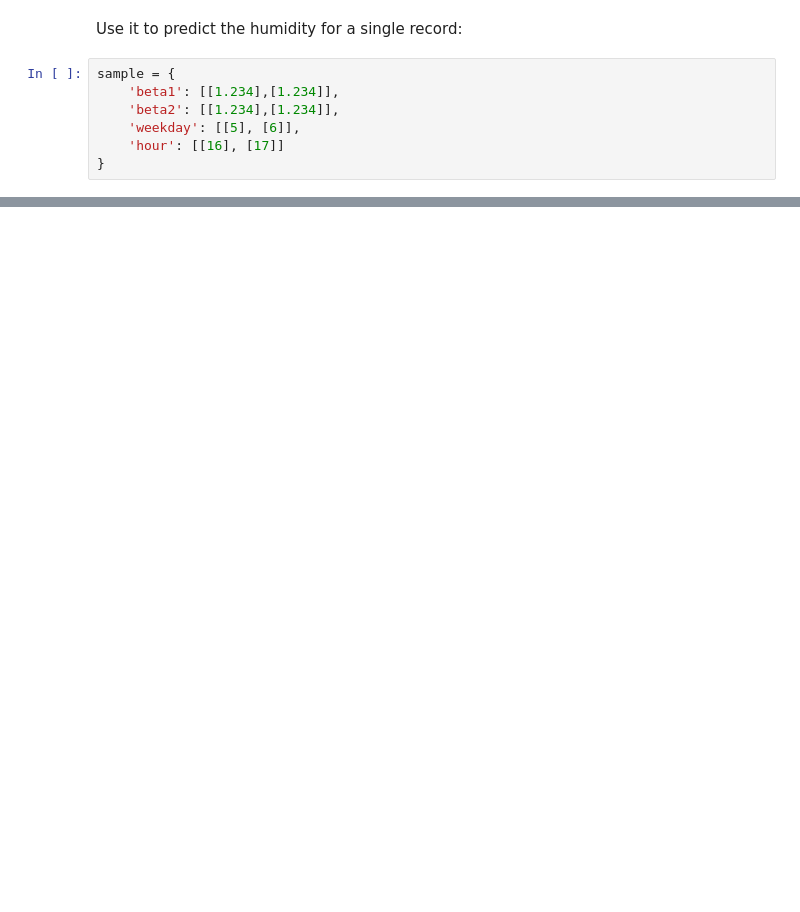
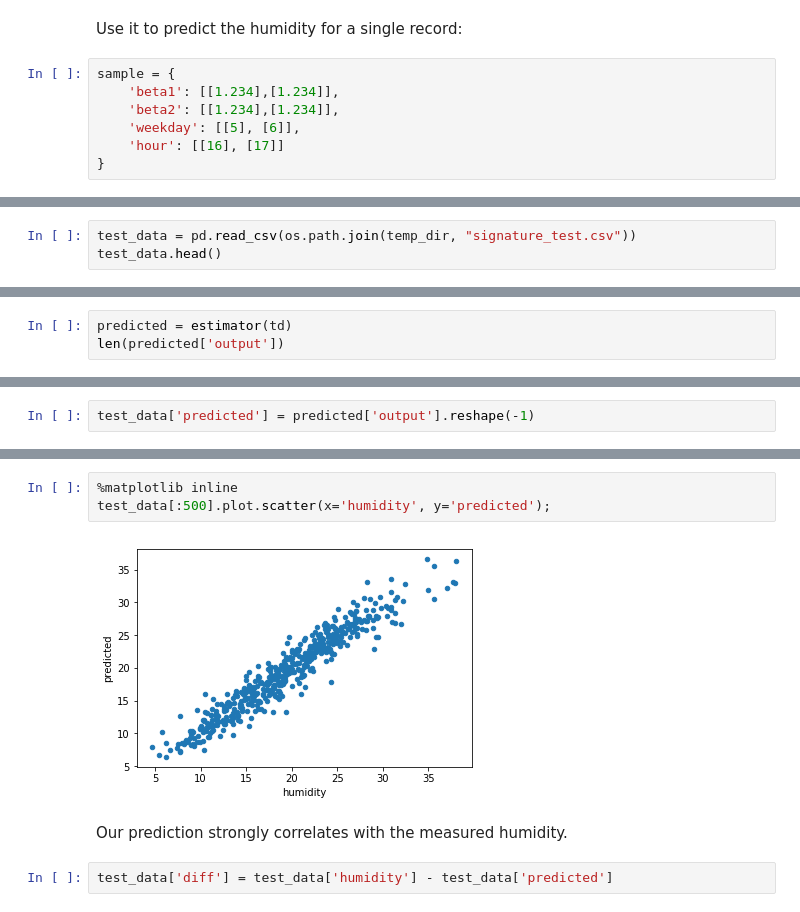
Before and after one commit to smurve/HSR2019, a Jupyter notebook: collateral/Predictions.ipynb, the cells around one changed output, grey strips where cells are left out. Cells and saved outputs as stored; diff of their text form; blank space fills up the shorter version.

```diff
--- a/collateral/Predictions.ipynb
+++ b/collateral/Predictions.ipynb
@@ -45,0 +60,3 @@ estimator(sample)
+# %%
+test_data = pd.read_csv(os.path.join(temp_dir, "signature_test.csv"))
+test_data.head()
@@ -45,0 +73,3 @@ estimator(sample)
+# %%
+predicted = estimator(td)
+len(predicted['output'])
@@ -45,0 +78,2 @@ estimator(sample)
+# %%
+test_data['predicted'] = predicted['output'].reshape(-1)
@@ -45,0 +89,9 @@ estimator(sample)
+# %%
+%matplotlib inline
+test_data[:500].plot.scatter(x='humidity', y='predicted');
+# %% [output]
+[figure, added]
+# %% [markdown]
+Our prediction strongly correlates with the measured humidity.
+# %%
+test_data['diff'] = test_data['humidity'] - test_data['predicted']
```
Also changed, not shown: parts of 16 cells of this notebook, 2 other files.
